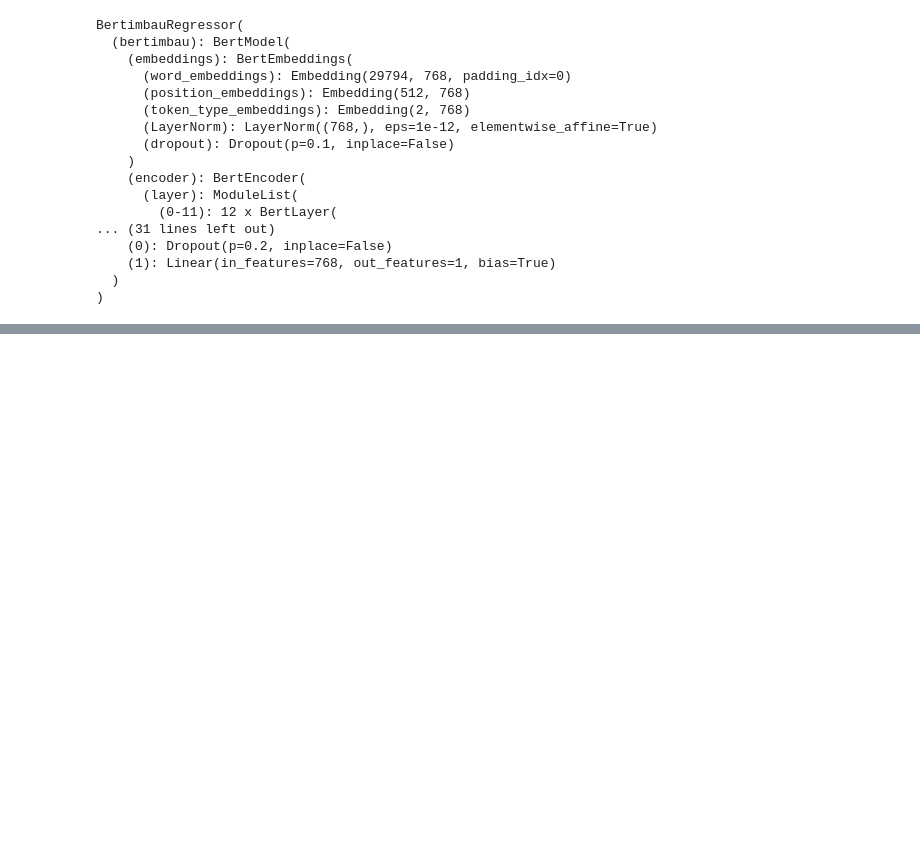
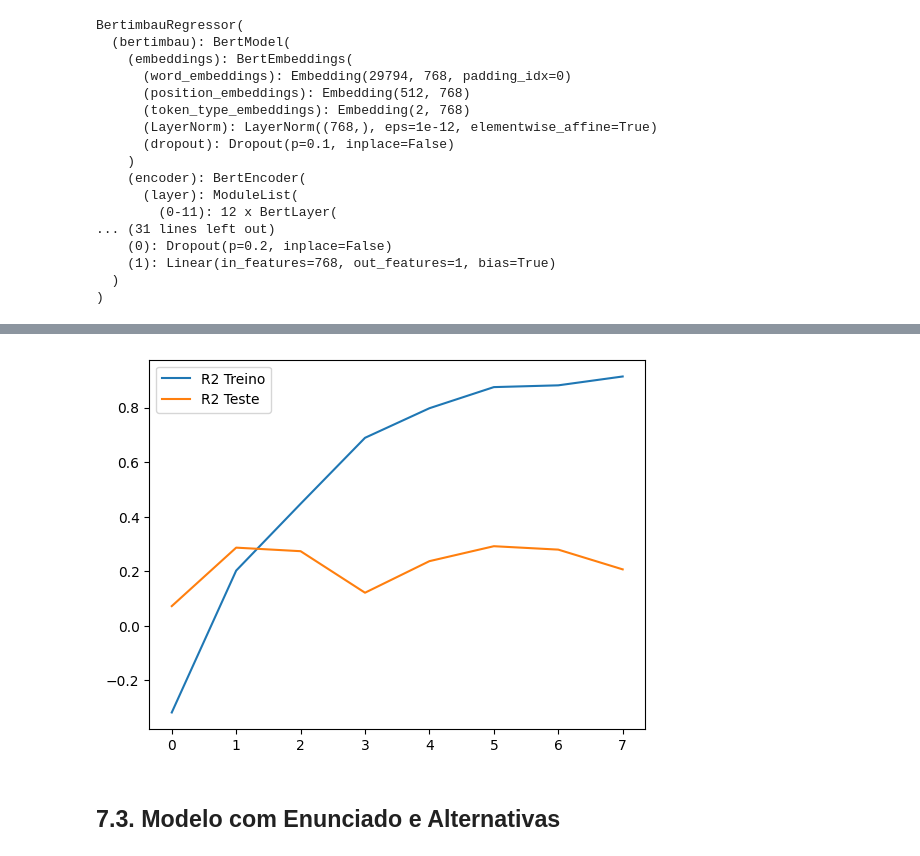
Before and after one commit to ciziks/enem-embbedings-social-questions, a Jupyter notebook: notebooks/7. Regressor BERT.ipynb, the cells around one changed output, grey strips where cells are left out. Drawn from its saved outputs; the diff is of its cells as text; code cells hidden in the pictures; blank space fills up the shorter version.

```diff
--- a/notebooks/7. Regressor BERT.ipynb
+++ b/notebooks/7. Regressor BERT.ipynb
@@ -333,0 +442,9 @@ df_results.head(3)
+# %%
+plt.plot(r2_list_complete, label="R2 Treino")
+plt.plot(test_r2_list_complete, label="R2 Teste")
+plt.legend()
+plt.show()
+# %% [output]
+[figure, added]
+# %% [markdown]
+## 7.3. Modelo com Enunciado e Alternativas
```
Also changed, not shown: parts of 58 cells of this notebook, 1 other file.
